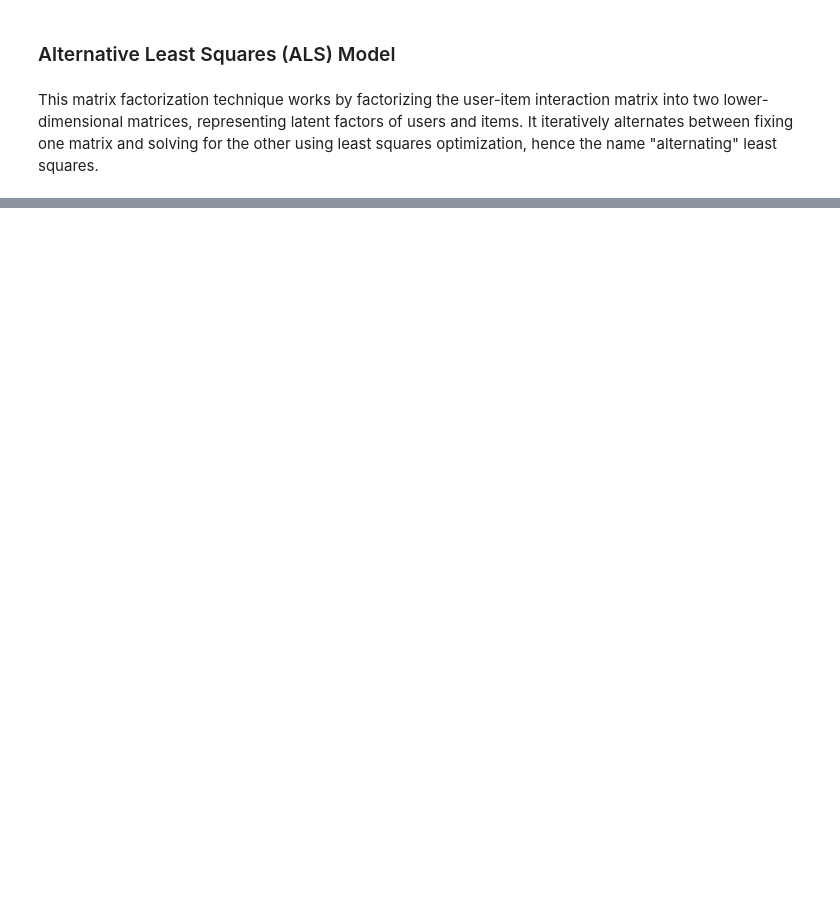
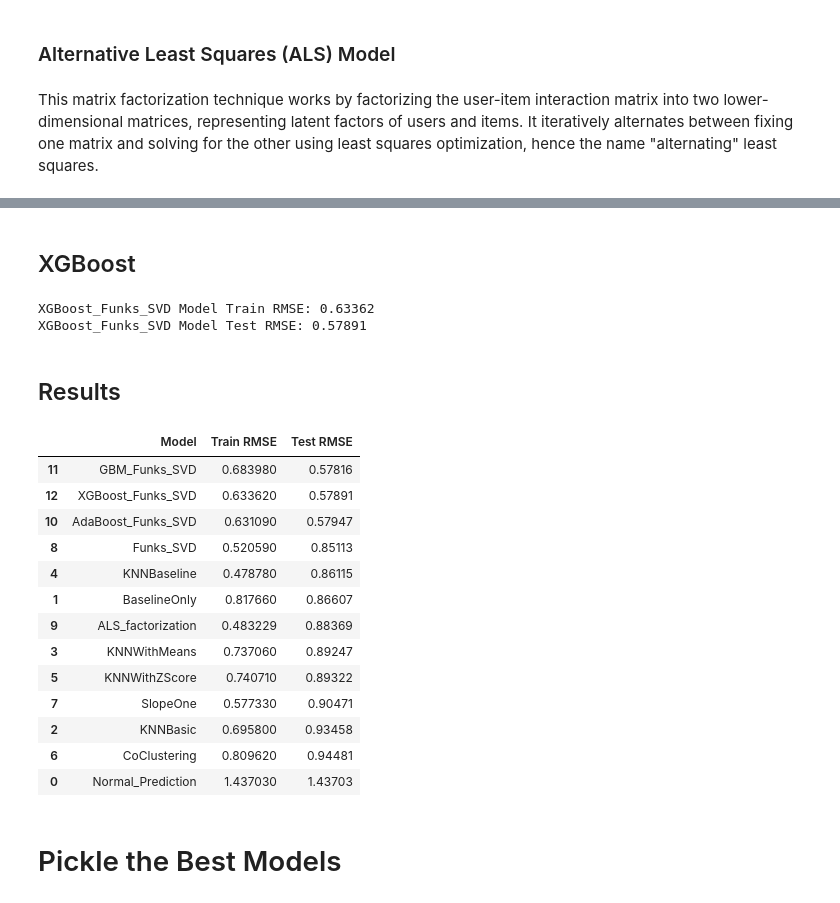
Before and after one commit to evan-rosenbaum1/movie_recommendation_system, a Jupyter notebook: movie_recommendation_system.ipynb, the cells around one changed output, grey strips where cells are left out. Drawn from its saved outputs; the diff is of its cells as text; code cells hidden in the pictures; blank space fills up the shorter version.

Commit message:
feat: add boosting models
- Adaboost
- Gradient Boosting
- XGBoosting

```diff
--- a/movie_recommendation_system.ipynb
+++ b/movie_recommendation_system.ipynb
@@ -555,11 +527,17 @@ cv_model = cross_validator.fit(train_data)
 # %%
 # Get best model
 best_model_als = cv_model.bestModel
+# %%
+# Make predictions on the training data
+train_predictions = best_model_als.transform(train_data)
+# %%
+# Calculate the RMSE on the training data
+rmse_train_als = evaluator.evaluate(train_predictions)
 # %%
 # Predict on test data
 predictions = best_model_als.transform(test_data)
 # %%
 # Evaluate RMSE on test data
-rmse_als = evaluator.evaluate(predictions)
-print(f"Test RMSE: {rmse_als:.4f}")
+rmse_test_als = round(evaluator.evaluate(predictions), 5)
+print(f"Test RMSE: {rmse_test_als}")
 # %% [output]
@@ -567,6 +545,9 @@ Test RMSE: 0.8831
 # %%
 # Log model results
-collab_models_log['ALS_factorization'] = rmse_als
+collab_models_log['ALS_factorization'] = {
+    "Train RMSE": rmse_train_als,
+    "Test RMSE": rmse_test_als
+}
 # %%
 # Stop Spark session
 spark.stop()
@@ -585,0 +764,2 @@ collab_models_log
+# %% [markdown]
+## XGBoost
@@ -585,0 +781,35 @@ collab_models_log
+# %%
+# Evaluate the model
+best_xgboost_model = boosting_eval_log(xgb, param_grid_xgb, 'XGBoost_Funks_SVD')
+# %% [output]
+XGBoost_Funks_SVD Model Train RMSE: 0.63362
+XGBoost_Funks_SVD Model Test RMSE: 0.57891
+# %% [markdown]
+## Results
+# %%
+# Convert dictionary to DataFrame
+collab_results_df = pd.DataFrame(collab_models_log).T
+collab_results_df.reset_index(inplace=True)
+collab_results_df.columns = ['Model', 'Train RMSE', 'Test RMSE']
+
+# Sort the DataFrame
+collab_results_df = collab_results_df.sort_values(by=['Test RMSE'])
+
+collab_results_df
+# %% [output]
+|  | Model | Train RMSE | Test RMSE |
+| 11 | GBM_Funks_SVD | 0.683980 | 0.57816 |
+| 12 | XGBoost_Funks_SVD | 0.633620 | 0.57891 |
+| 10 | AdaBoost_Funks_SVD | 0.631090 | 0.57947 |
+| 8 | Funks_SVD | 0.520590 | 0.85113 |
+| 4 | KNNBaseline | 0.478780 | 0.86115 |
+| 1 | BaselineOnly | 0.817660 | 0.86607 |
+| 9 | ALS_factorization | 0.483229 | 0.88369 |
+| 3 | KNNWithMeans | 0.737060 | 0.89247 |
+| 5 | KNNWithZScore | 0.740710 | 0.89322 |
+| 7 | SlopeOne | 0.577330 | 0.90471 |
+| 2 | KNNBasic | 0.695800 | 0.93458 |
+| 6 | CoClustering | 0.809620 | 0.94481 |
+| 0 | Normal_Prediction | 1.437030 | 1.43703 |
+# %% [markdown]
+# Pickle the Best Models
```
Also changed, not shown: parts of 81 cells of this notebook.
